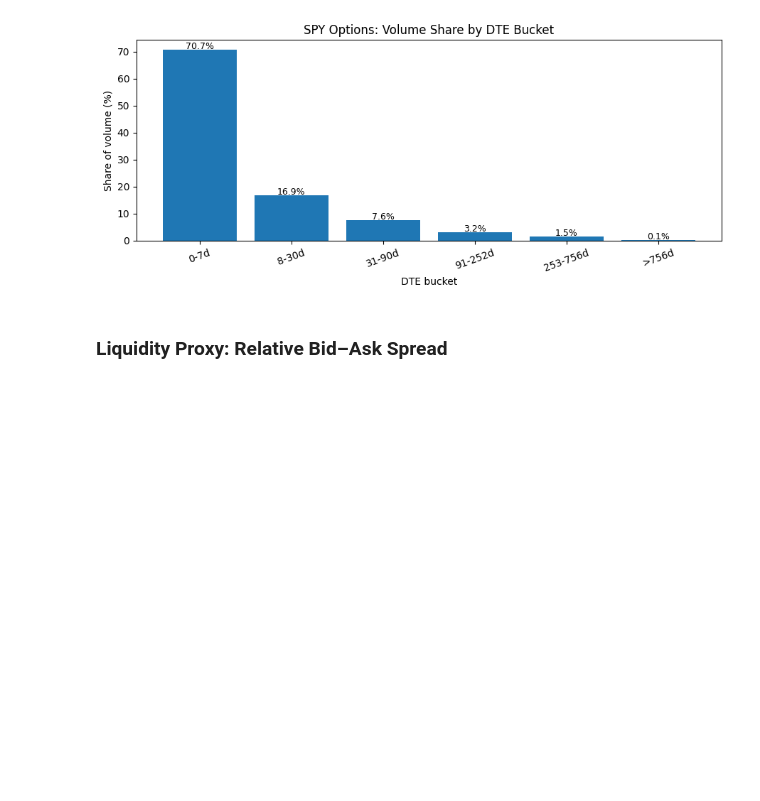
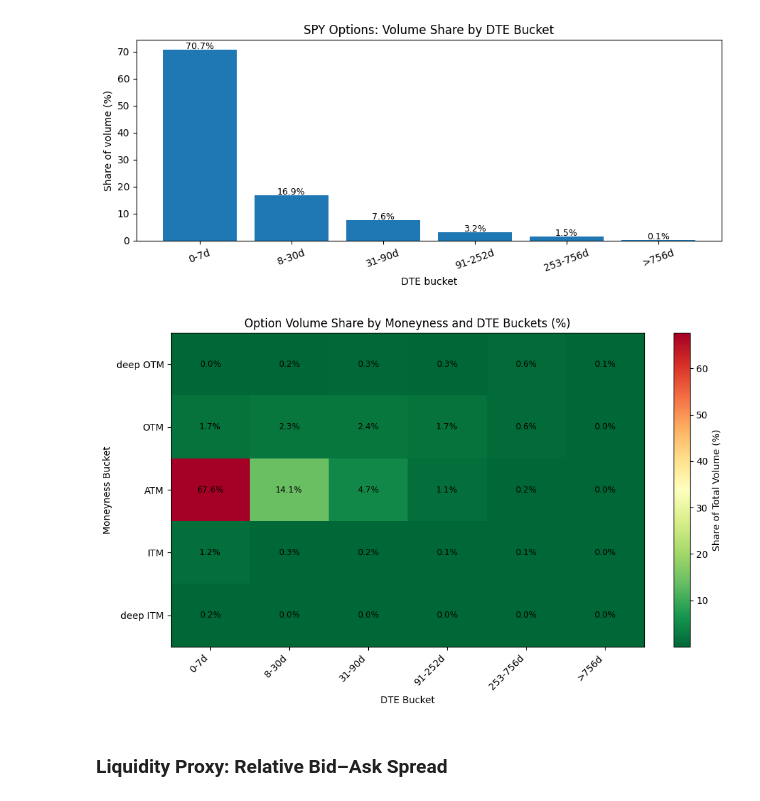
Before and after one commit to karandeeps18/Option-Pricing-using-Neural-Network, a Jupyter notebook: Notebooks/SPY_EAD.ipynb, the cells around one changed output. Cells and saved outputs as stored; diff of their text form; code cells hidden in the pictures; blank space fills up the shorter version.

```diff
--- a/Notebooks/SPY_EAD.ipynb
+++ b/Notebooks/SPY_EAD.ipynb
@@ -170,6 +170,42 @@ plt.tight_layout()
 plt.show()
 # %% [output]
 [figure]
+# %%
+import numpy as np
+import matplotlib.pyplot as plt
+
+# 2D total volume
+vol_2d = (
+    df.groupby(["M_bucket", "DTE_bucket"], observed=True)["volume"]
+      .sum()
+      .reset_index()
+)
+heat = vol_2d.pivot(index="M_bucket", columns="DTE_bucket", values="volume").fillna(0.0)
+
+# Convert to % of total volume
+pct = (heat / heat.values.sum()) * 100
+
+plt.figure(figsize=(10, 6))
+im = plt.imshow(pct.values, aspect="auto", cmap="RdYlGn_r")
+cbar = plt.colorbar(im)
+cbar.set_label("Share of Total Volume (%)")
+
+plt.xticks(np.arange(len(pct.columns)), pct.columns, rotation=45, ha="right")
+plt.yticks(np.arange(len(pct.index)), pct.index)
+
+plt.xlabel("DTE Bucket")
+plt.ylabel("Moneyness Bucket")
+plt.title("Option Volume Share by Moneyness and DTE Buckets (%)")
+
+# Optional: annotate cells
+for i in range(pct.shape[0]):
+    for j in range(pct.shape[1]):
+        plt.text(j, i, f"{pct.iat[i,j]:.1f}%", ha="center", va="center", fontsize=9)
+
+plt.tight_layout()
+plt.show()
+# %% [output]
+[figure, added]
 # %% [markdown]
 ### Liquidity Proxy: Relative Bid–Ask Spread
 # %%
```
Also changed, not shown: 2 other files.
